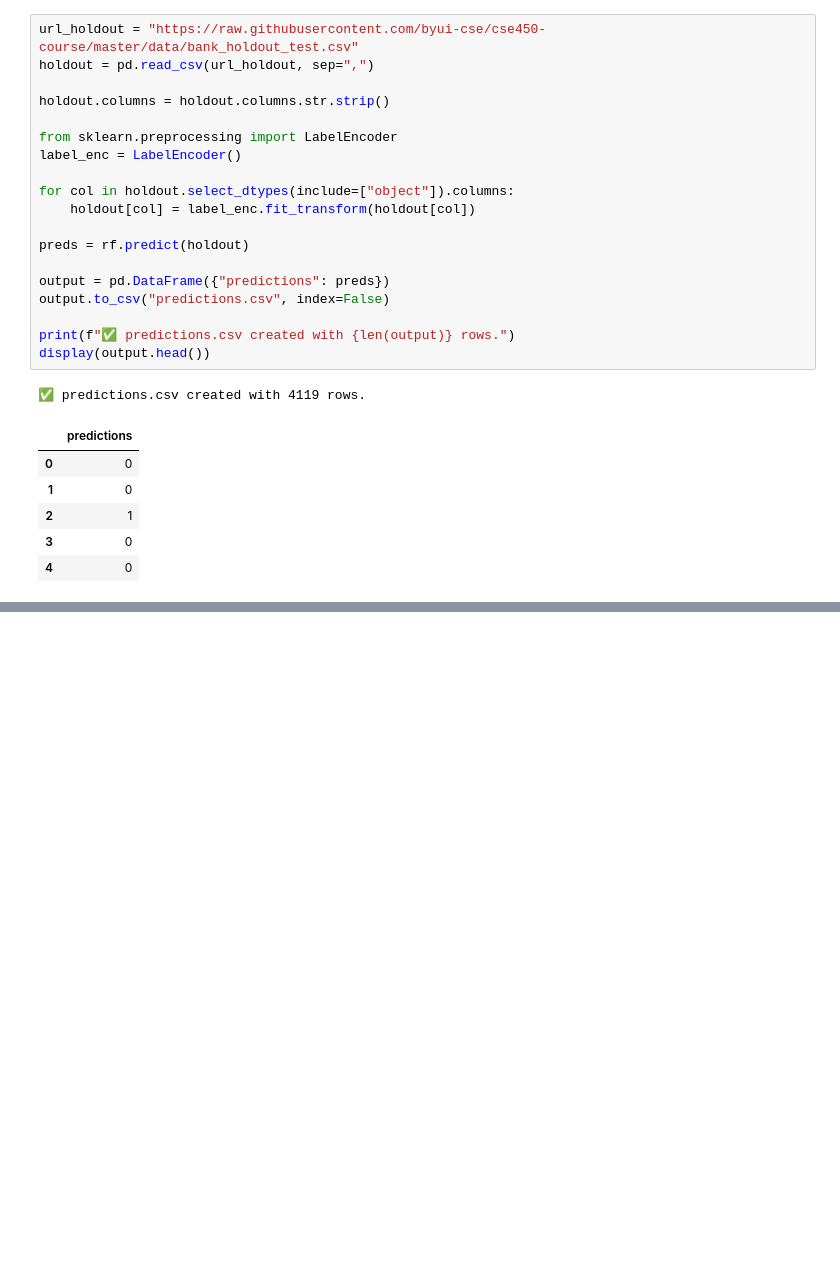
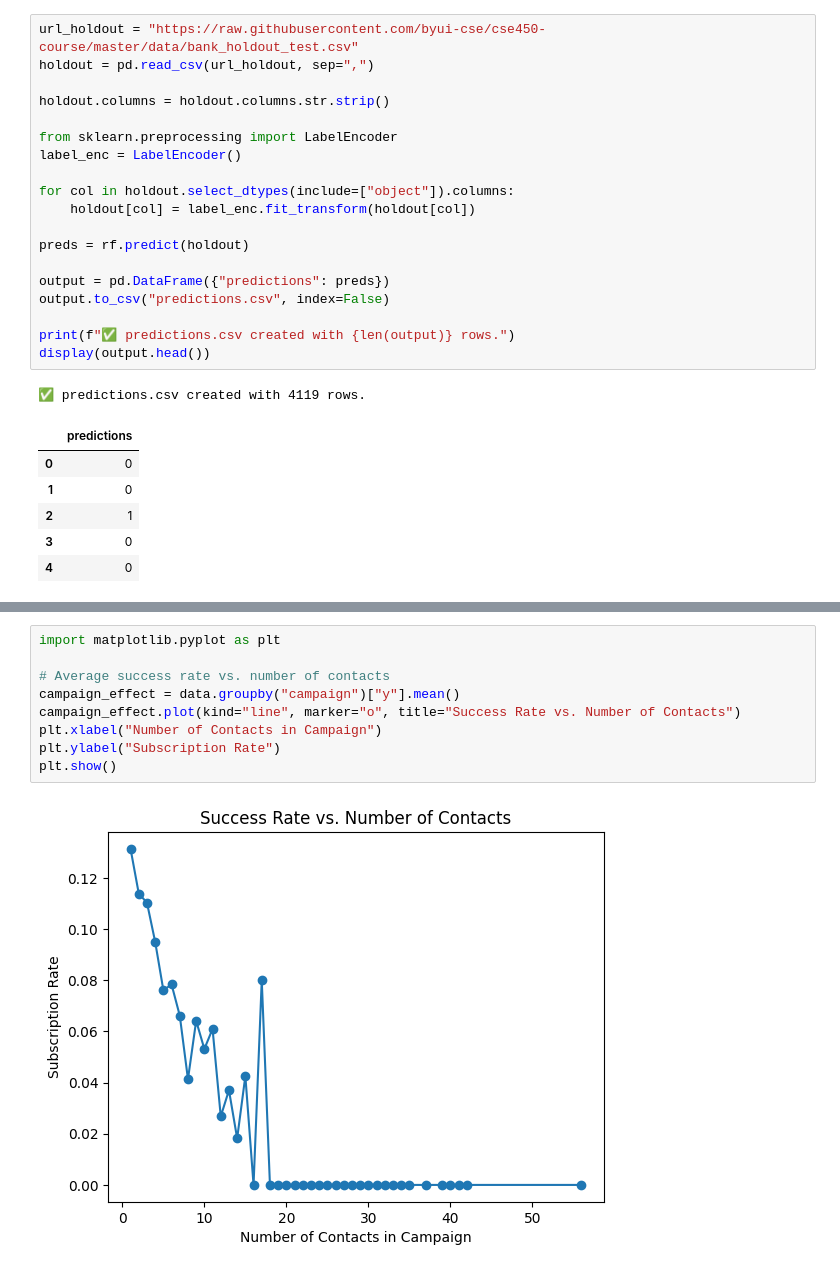
Before and after one commit to alvincharles45/alvincharles45.github.io, a Jupyter notebook: notebooks/starter_bank.ipynb, the cells around one changed output, grey strips where cells are left out. Cells and saved outputs as stored; diff of their text form; blank space fills up the shorter version.

```diff
--- a/notebooks/starter_bank.ipynb
+++ b/notebooks/starter_bank.ipynb
@@ -150,0 +177,11 @@ display(output.head())
+# %%
+import matplotlib.pyplot as plt
+
+# Average success rate vs. number of contacts
+campaign_effect = data.groupby("campaign")["y"].mean()
+campaign_effect.plot(kind="line", marker="o", title="Success Rate vs. Number of Contacts")
+plt.xlabel("Number of Contacts in Campaign")
+plt.ylabel("Subscription Rate")
+plt.show()
+# %% [output]
+[figure, added]
```
Also changed, not shown: parts of 1 cell of this notebook.
